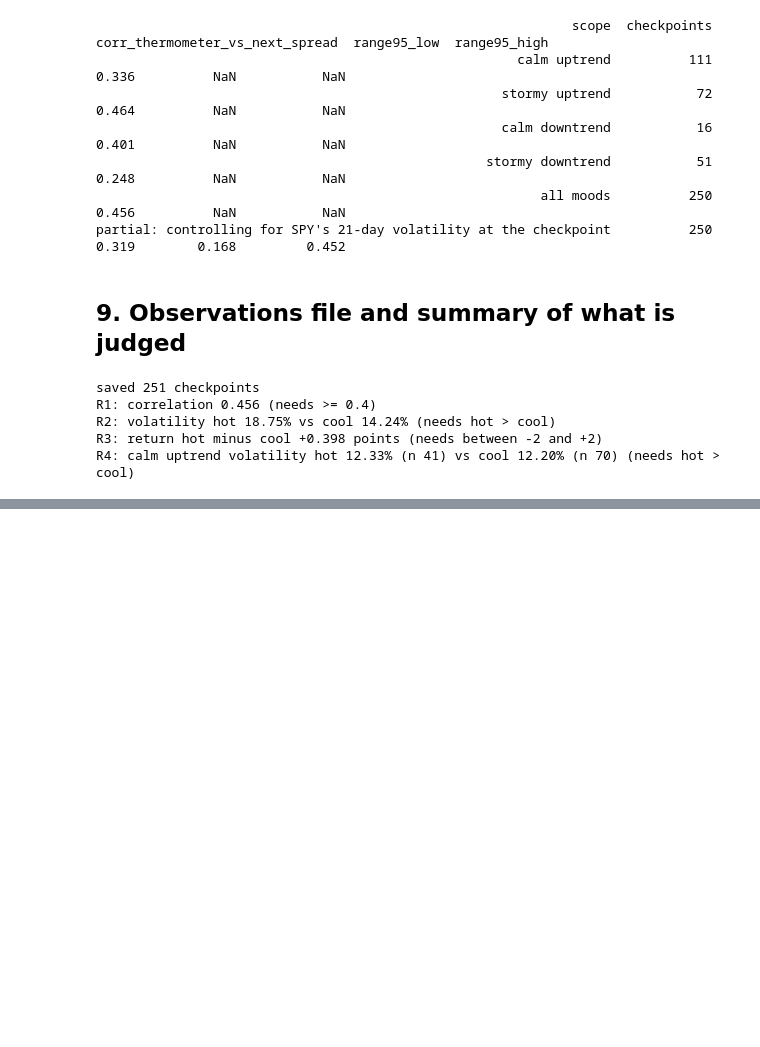
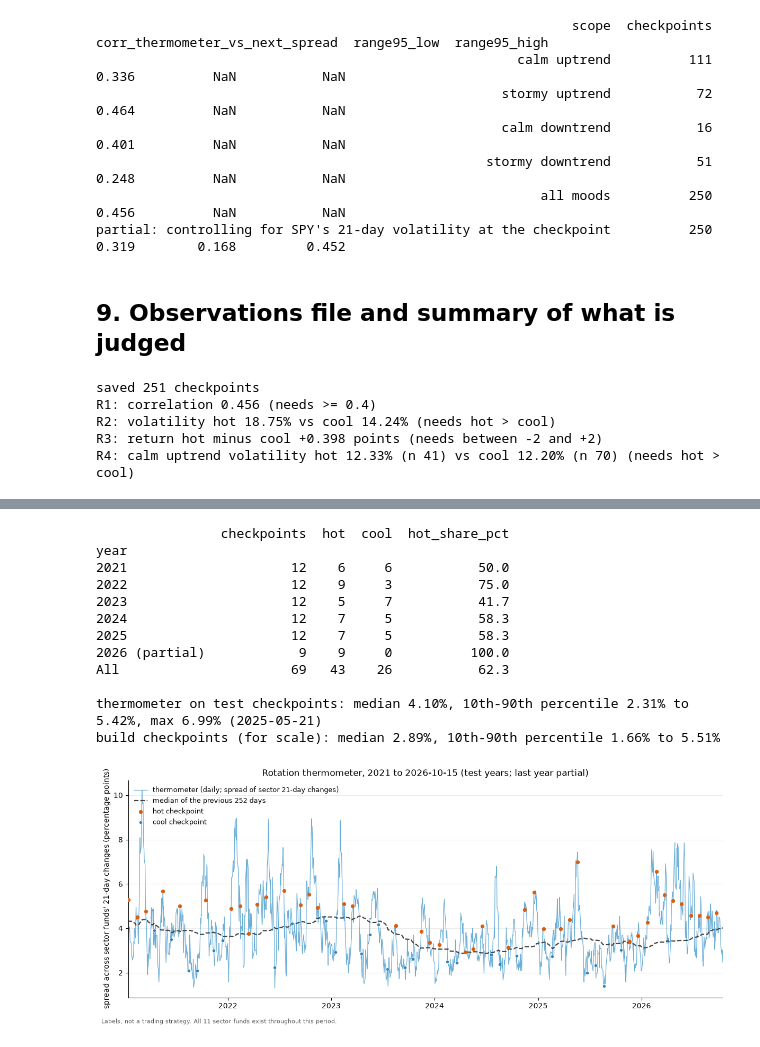
Before and after one commit to LamBuild33/market-rotation-research, a Jupyter notebook: notebooks/08_rotation_thermometer.ipynb, the cells around one changed output, grey strips where cells are left out. Saved outputs shown, nothing was run; the diff lists cells and outputs as text; code cells hidden in the pictures; blank space fills up the shorter version.

Commit message:
Notebook 08 Part B: rotation thermometer (test years, checked once)
Co-Authored-By: Claude Sonnet 5.5 <noreply@anthropic.com>

```diff
--- a/notebooks/08_rotation_thermometer.ipynb
+++ b/notebooks/08_rotation_thermometer.ipynb
@@ -409,0 +627,11 @@ R4: calm uptrend volatility hot 12.33% (n 41) vs cool 12.20% (n 70) (needs hot >
+# %%
+import tempfile
+T_A, X_A = analyze08(P)
+tmp = Path(tempfile.mkdtemp())
+save_tables(T_A, tmp, "08")
+A_FILES = ["thermometer_daily", "hot_cool_by_year", "r1_correlation", "hot_cool_transitions", "stickiness", "spy_after_hot_cool", "diff_hot_minus_cool",
+           "within_mood", "within_mood_r1", "overlap_with_mood", "hot_by_mood_counts", "top5_hot_cool", "top5_hot_minus_cool", "observations"]
+bad = [nm for nm in A_FILES if (R / f"08_{nm}.csv").read_bytes() != (tmp / f"08_{nm}.csv").read_bytes()]
+assert not bad, f"Part B code does not reproduce Part A files: {bad}"
+print("guard passed: the Part B function reproduces all", len(A_FILES), "Part A result files byte for byte; no 2021+ data loaded yet")
+print("build: first checkpoint", X_A["first_date"].date(), "| last", X_A["last_date"].date(), "| dropped", X_A["dropped"])
@@ -409,0 +700,34 @@ R4: calm uptrend volatility hot 12.33% (n 41) vs cool 12.20% (n 70) (needs hot >
+# %%
+print(T_B["hot_cool_by_year"][0].to_string())
+print("\nthermometer on test checkpoints: median %.2f%%, 10th-90th percentile %.2f%% to %.2f%%, max %.2f%% (%s)" % (
+    obsB.thermometer.median() * 100, obsB.thermometer.quantile(.1) * 100, obsB.thermometer.quantile(.9) * 100, obsB.thermometer.max() * 100, obsB.loc[obsB.thermometer.idxmax(), "date"].date()))
+print("build checkpoints (for scale): median %.2f%%, 10th-90th percentile %.2f%% to %.2f%%" % (
+    T_A["observations"][0].thermometer.median() * 100, T_A["observations"][0].thermometer.quantile(.1) * 100, T_A["observations"][0].thermometer.quantile(.9) * 100))
+thF, mdF = X_B["therm"], X_B["med_t"]; x0 = int(obsB.pos.iloc[0])
+fig, ax = plt.subplots(figsize=(12, 5))
+ax.plot(thF.index[x0:], thF.iloc[x0:] * 100, color="#6baed6", lw=0.9, label="thermometer (daily; spread of sector 21-day changes)")
+ax.plot(mdF.index[x0:], mdF.iloc[x0:] * 100, color="#444444", lw=1.6, ls="--", label="median of the previous 252 days")
+h = obsB[obsB.label == "hot"]; c_ = obsB[obsB.label == "cool"]
+ax.scatter(h.date, h.thermometer * 100, s=18, color="#d95f0e", zorder=3, label="hot checkpoint")
+ax.scatter(c_.date, c_.thermometer * 100, s=18, color="#2b83ba", edgecolor="white", linewidth=0.4, zorder=3, label="cool checkpoint")
+ax.set_xlim(thF.index[x0], thF.index[-1])
+ax.set_ylabel("spread across sector funds' 21-day changes (percentage points)")
+ax.set_title("Rotation thermometer, 2021 to %s (test years; last year partial)" % PF.index[-1].date())
+for sp in ("top", "right"): ax.spines[sp].set_visible(False)
+ax.grid(axis="y", alpha=0.25); ax.legend(frameon=False, loc="upper left", fontsize=9)
+fig.text(0.01, 0.01, "Labels, not a trading strategy. All 11 sector funds exist throughout this period.", fontsize=8, color="#555555")
+fig.tight_layout(rect=(0, 0.03, 1, 1)); fig.savefig(R / "08b_thermometer.png", dpi=130); plt.show()
+# %% [output]
+                checkpoints  hot  cool  hot_share_pct
+year
+2021                     12    6     6           50.0
+2022                     12    9     3           75.0
+2023                     12    5     7           41.7
+2024                     12    7     5           58.3
+2025                     12    7     5           58.3
+2026 (partial)            9    9     0          100.0
+All                      69   43    26           62.3
+
+thermometer on test checkpoints: median 4.10%, 10th-90th percentile 2.31% to 5.42%, max 6.99% (2025-05-21)
+build checkpoints (for scale): median 2.89%, 10th-90th percentile 1.66% to 5.51%
+[figure, added]
```
Also changed, not shown: parts of 21 cells of this notebook, 19 other files.
